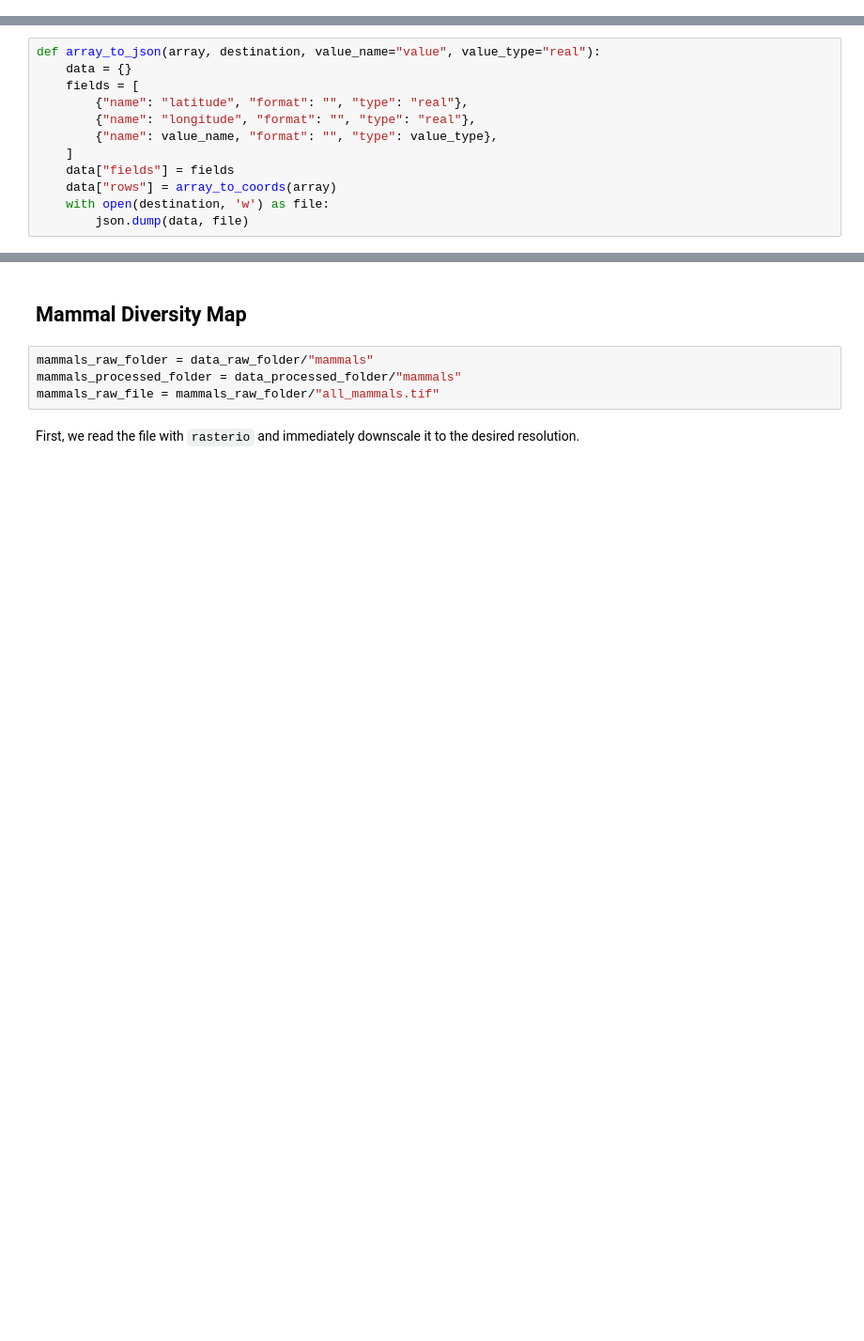
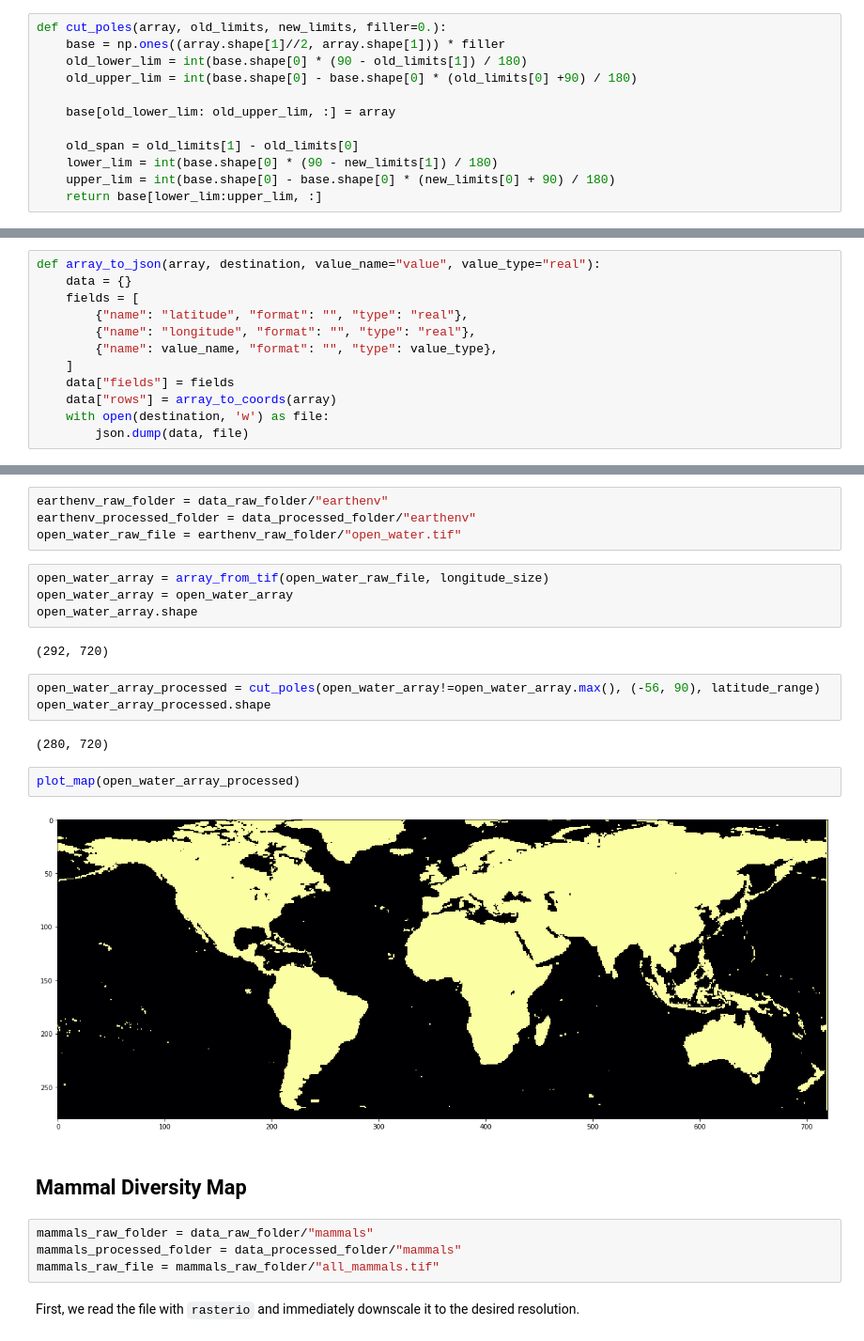
Before and after one commit to miguel-bm/pandora, a Jupyter notebook: notebooks/common_format.ipynb, the cells around one changed output, grey strips where cells are left out. Shown at 94% size. Saved outputs shown, nothing was run; the diff lists cells and outputs as text; blank space fills up the shorter version.

```diff
--- a/notebooks/common_format.ipynb
+++ b/notebooks/common_format.ipynb
@@ -39 +62,13 @@ Our final output here will not be an array, but a json with the map data. For th
+# %%
+def cut_poles(array, old_limits, new_limits, filler=0.):
+    base = np.ones((array.shape[1]//2, array.shape[1])) * filler
+    old_lower_lim = int(base.shape[0] * (90 - old_limits[1]) / 180)
+    old_upper_lim = int(base.shape[0] - base.shape[0] * (old_limits[0] +90) / 180)
+
+    base[old_lower_lim: old_upper_lim, :] = array
+
+    old_span = old_limits[1] - old_limits[0]
+    lower_lim = int(base.shape[0] * (90 - new_limits[1]) / 180)
+    upper_lim = int(base.shape[0] - base.shape[0] * (new_limits[0] + 90) / 180)
+    return base[lower_lim:upper_lim, :]
 # %%
@@ -63,3 +103,22 @@ def array_to_json(array, destination, value_name="value", value_type="real"):
+# %%
+earthenv_raw_folder = data_raw_folder/"earthenv"
+earthenv_processed_folder = data_processed_folder/"earthenv"
+open_water_raw_file = earthenv_raw_folder/"open_water.tif"
+# %%
+open_water_array = array_from_tif(open_water_raw_file, longitude_size)
+open_water_array = open_water_array
+open_water_array.shape
+# %% [output]
+(292, 720)
+# %%
+open_water_array_processed = cut_poles(open_water_array!=open_water_array.max(), (-56, 90), latitude_range)
+open_water_array_processed.shape
+# %% [output]
+(280, 720)
+# %%
+plot_map(open_water_array_processed)
+# %% [output]
+[figure, added]
 # %% [markdown]
 ## Mammal Diversity Map
 # %%
```
Also changed, not shown: parts of 12 cells of this notebook, 3 other files.
